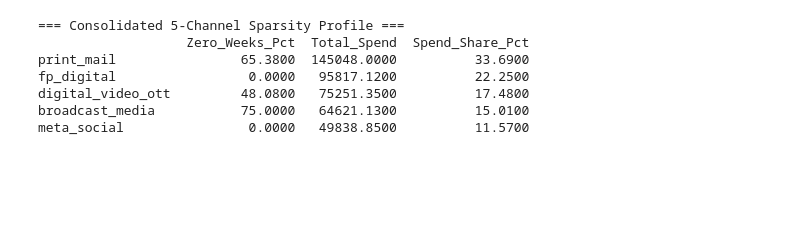
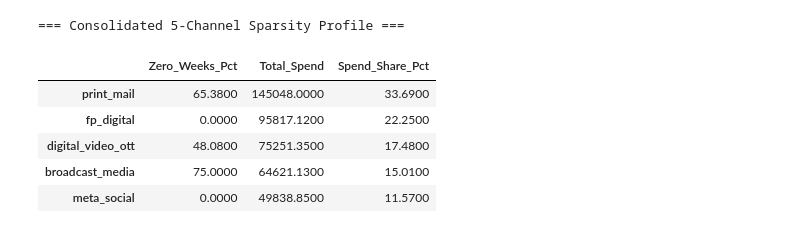
Before and after one commit to bdececco/titan-project, a Jupyter notebook: notebooks/mcj_weekly_model.ipynb, the cells around one changed output. Cells and saved outputs as stored; diff of their text form; code cells hidden in the pictures; blank space fills up the shorter version.

```diff
--- a/notebooks/mcj_weekly_model.ipynb
+++ b/notebooks/mcj_weekly_model.ipynb
@@ -131,37 +175,37 @@ social                    5.3600
 # %%
-# 1. Base design matrix including raw inventory
+# Base design matrix
 df_model = df[['week_start', 'sales', 'inventory', 'eom_intensity', 'fp_emails_sent']].copy()
 
-# 2. Macro stress index (Gas Price Z-score - Sentiment Z-score)
+# 1. Macro Stress Index (Gas Price Z-score - Sentiment Z-score)
 gas_z = (df['gasregw'] - df['gasregw'].mean()) / df['gasregw'].std()
 sent_z = (df['umcsent'] - df['umcsent'].mean()) / df['umcsent'].std()
 df_model['macro_stress_index'] = gas_z - sent_z
 
-# 3. ADDED: Standardized Inventory Index (Z-score)
+# 2. Standardized Inventory Index (Z-score)
 df_model['inventory_index'] = (df['inventory'] - df['inventory'].mean()) / df['inventory'].std()
 
-# 4. Consolidate 12 Paid Media Channels into 5 Strategic Buckets
+# 3. Consolidate into 5 Strategic Buckets
 df_model['fp_digital'] = df['search'] + df['pmax'] + df['display']
 df_model['meta_social'] = df['social'] + df['facebook_reels'] + df['facebook_add']
 df_model['digital_video_ott'] = df['youtube'] + df['ott_cable']
 df_model['broadcast_media'] = df['broadcast_tv'] + df['broadcast_audio']
 df_model['print_mail'] = df['direct_mail'] + df['print']
 
 consolidated_paid = ['fp_digital', 'meta_social', 'digital_video_ott', 'broadcast_media', 'print_mail']
 
 print("=== Consolidated 5-Channel Sparsity Profile ===")
 sparsity_check = pd.DataFrame({
     'Zero_Weeks_Pct': (df_model[consolidated_paid] == 0).mean() * 100,
     'Total_Spend': df_model[consolidated_paid].sum(),
     'Spend_Share_Pct': (df_model[consolidated_paid].sum() / df_model[consolidated_paid].sum().sum()) * 100
 }).sort_values('Spend_Share_Pct', ascending=False)
 
-print(sparsity_check.round(2))
+display(sparsity_check.round(2))
 # %% [output]
 === Consolidated 5-Channel Sparsity Profile ===
-                   Zero_Weeks_Pct  Total_Spend  Spend_Share_Pct
-print_mail                65.3800  145048.0000          33.6900
-fp_digital                 0.0000   95817.1200          22.2500
-digital_video_ott         48.0800   75251.3500          17.4800
-broadcast_media           75.0000   64621.1300          15.0100
-meta_social                0.0000   49838.8500          11.5700
+|  | Zero_Weeks_Pct | Total_Spend | Spend_Share_Pct |
+| print_mail | 65.3800 | 145048.0000 | 33.6900 |
+| fp_digital | 0.0000 | 95817.1200 | 22.2500 |
+| digital_video_ott | 48.0800 | 75251.3500 | 17.4800 |
+| broadcast_media | 75.0000 | 64621.1300 | 15.0100 |
+| meta_social | 0.0000 | 49838.8500 | 11.5700 |
```
Also changed, not shown: parts of 25 cells of this notebook, 1 other file.
